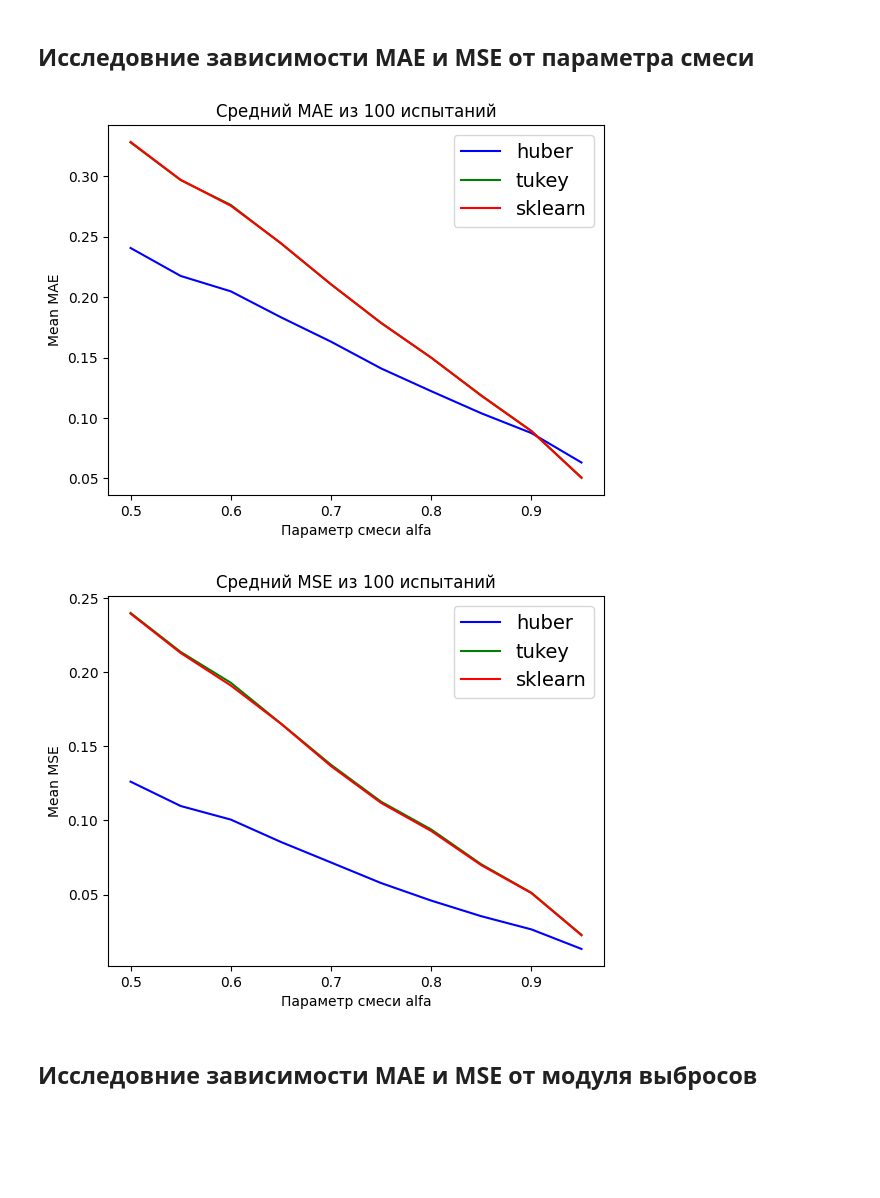
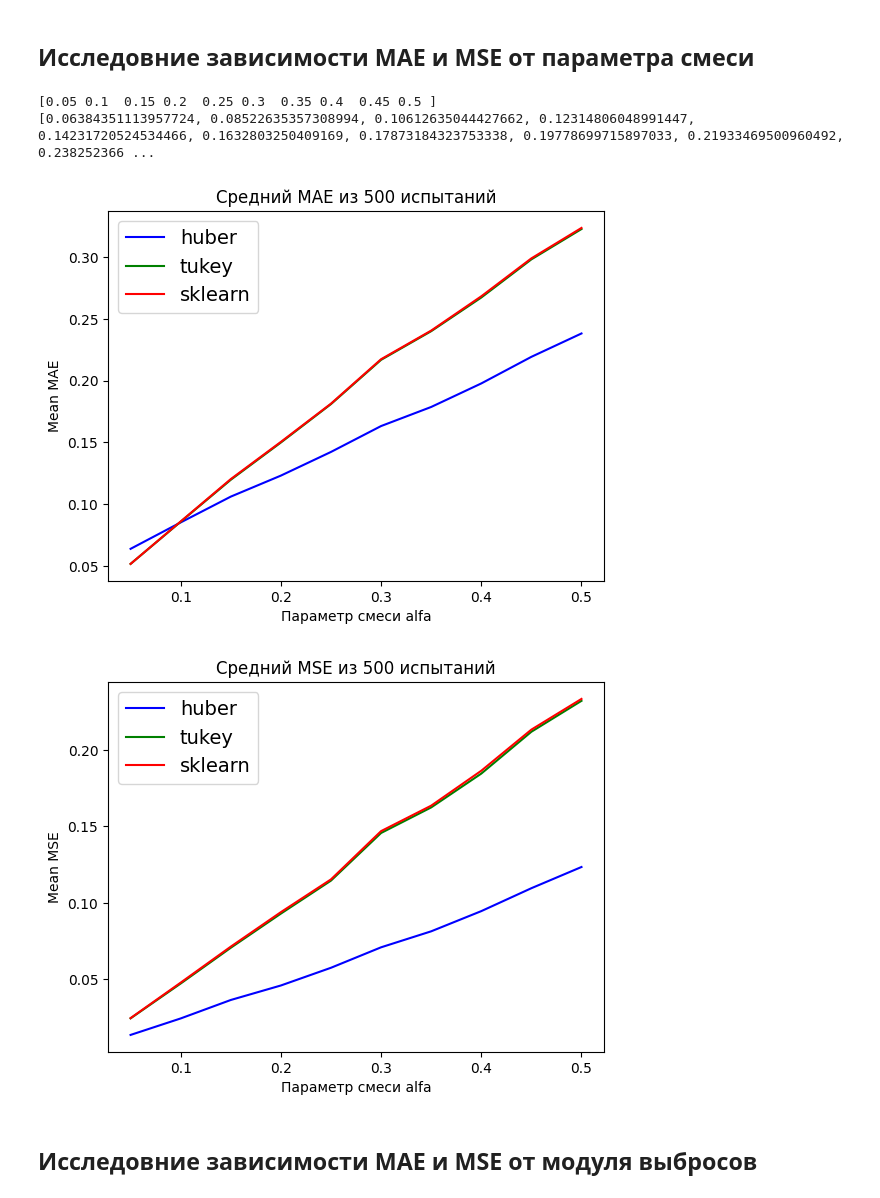
Before and after one commit to m1shutka/Robust-Radnom-Forest, a Jupyter notebook: Huber&Tukey_comparison.ipynb, the cells around one changed output. Cells and saved outputs as stored; diff of their text form; code cells hidden in the pictures; blank space fills up the shorter version.

```diff
--- a/Huber&Tukey_comparison.ipynb
+++ b/Huber&Tukey_comparison.ipynb
@@ -28,7 +27,7 @@ class Distribution():
         return
 
 
-    def distribution(self, borders: list[float] = [-1, 1], N: int = 100, random_state: int = 0):
+    def distribution(self, borders: list[float] = [-1, 1], N: int = 100, random_state: int = np.random.randint(99999999)):
 
         X = np.linspace(borders[0], borders[1], N)
         y = self.func(X)
@@ -53,19 +52,11 @@ class Distribution():
                 Y_train[i] += np.random.normal(0, self.sigma1)
             else:
                 Y_train[i] += np.random.normal(0, self.sigma2)
-                #Y_train[i] += np.random.randint(-2 * self.sigma2, 4 * self.sigma2)
-
 
         return X_train, X_test, Y_train, Y_test
 
     def __default_func(self, X):
         return X**2
-
-    def __default_func2(self, X):
-        return X*np.sin(X)
-
-    def __default_func3(self, X):
-        return np.sin(X)
 # %% [markdown]
 # Пример запуска
 # %%
@@ -137,11 +127,11 @@ ros = [0.01, 0.05, 0.10, 0.15, 0.20, 0.25, 0.30]
 dims = [100, 200, 300, 400, 500, 600, 700, 800, 900, 1000]
 alphas = [0.95, 0.9, 0.85, 0.8, 0.75, 0.7, 0.65, 0.6, 0.55, 0.5]
 noise_modules = [0.3, 0.5, 0.7, 0.9, 1.1, 1.3]
+n = 500
 # %% [markdown]
 ## Исследовние зависимости МАЕ и MSE от меры шума
 # %%
 delta = 0.0001
-n = 100
 sk_mae, huber_mae, tukey_mae = [], [], []
 sk_mse, huber_mse, tukey_mse = [], [], []
 
@@ -205,7 +195,6 @@ plt.show()
 ## Исследовние зависимости МАЕ и MSE от размерности выборки
 # %%
 delta = 0.0001
-n = 100
 sk_mae, huber_mae, tukey_mae = [], [], []
 sk_mse, huber_mse, tukey_mse = [], [], []
 
@@ -216,7 +205,7 @@ for dim in tqdm(dims):
     for i in range(n):
 
         dist = Distribution(alpha=0.9, ro1=0.1, ro2=1.0, _func=lambda x: x * np.sin(x))
-        X_train, X_test, Y_train, Y_test = dist.distribution([-6, 6], dim, 0)
+        X_train, X_test, Y_train, Y_test = dist.distribution([-6, 6], dim)
 
         huber_rrf = RobustRandomForest(n_jobs=-1, regression = True, delta=delta)
         huber_rrf.fit(X_train, Y_train)
@@ -309,26 +297,28 @@ for alpha in tqdm(alphas):
     sk_mse.append(np.mean(mse[2: n*3:3]))
 # %%
 plt.title(f'Средний MAE из {n} испытаний')
-plt.plot(alphas, huber_mae, color='b', label='huber')
-plt.plot(alphas, tukey_mae, color='g', label='tukey')
-plt.plot(alphas, sk_mae, color='r', label='sklearn')
+plt.plot((1-np.array([alphas])).reshape(10,), huber_mae, color='b', label='huber')
+plt.plot((1-np.array([alphas])).reshape(10,), tukey_mae, color='g', label='tukey')
+plt.plot((1-np.array([alphas])).reshape(10,), sk_mae, color='r', label='sklearn')
 plt.xlabel('Параметр смеси alfa')
 plt.ylabel('Mean MAE')
 plt.legend(fontsize=14)
 plt.show()
 # %% [output]
+[0.05 0.1  0.15 0.2  0.25 0.3  0.35 0.4  0.45 0.5 ]
+[0.06384351113957724, 0.08522635357308994, 0.10612635044427662, 0.12314806048991447, 0.14231720524534466, 0.1632803250409169, 0.17873184323753338, 0.19778699715897033, 0.21933469500960492, 0.238252366 ...
-[figure, old version]
+[figure, new version]
 # %%
 plt.title(f'Средний MSE из {n} испытаний')
-plt.plot(alphas, huber_mse, color='b', label='huber')
-plt.plot(alphas, tukey_mse, color='g', label='tukey')
-plt.plot(alphas, sk_mse, color='r', label='sklearn')
+plt.plot((1-np.array([alphas])).reshape(10,), huber_mse, color='b', label='huber')
+plt.plot((1-np.array([alphas])).reshape(10,), tukey_mse, color='g', label='tukey')
+plt.plot((1-np.array([alphas])).reshape(10,), sk_mse, color='r', label='sklearn')
 plt.xlabel('Параметр смеси alfa')
 plt.ylabel('Mean MSE')
 plt.legend(fontsize=14)
 plt.show()
 # %% [output]
-[figure, old version]
+[figure, new version]
 # %% [markdown]
 ## Исследовние зависимости МАЕ и MSE от модуля выбросов
 # %%
```
Also changed, not shown: parts of 16 cells of this notebook, 3 other files.
